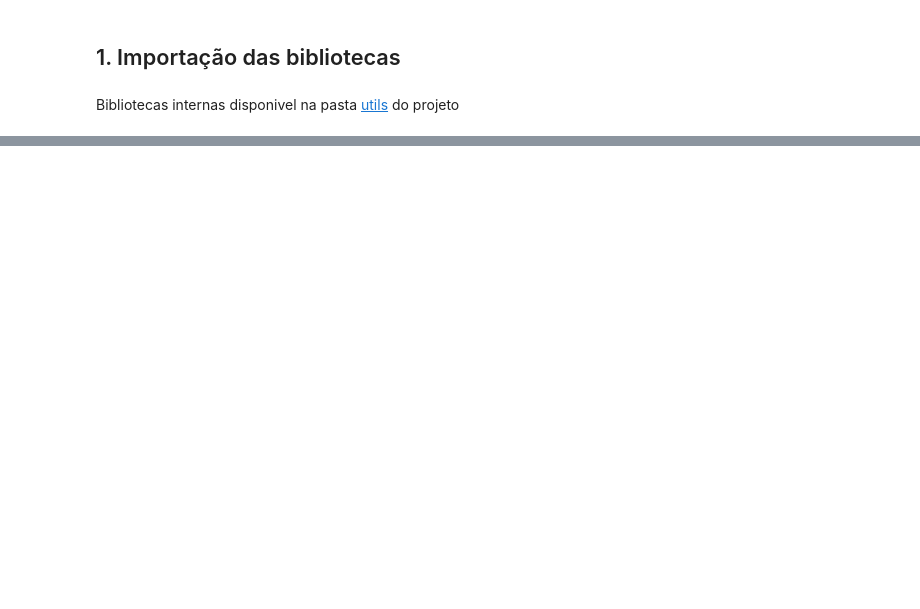
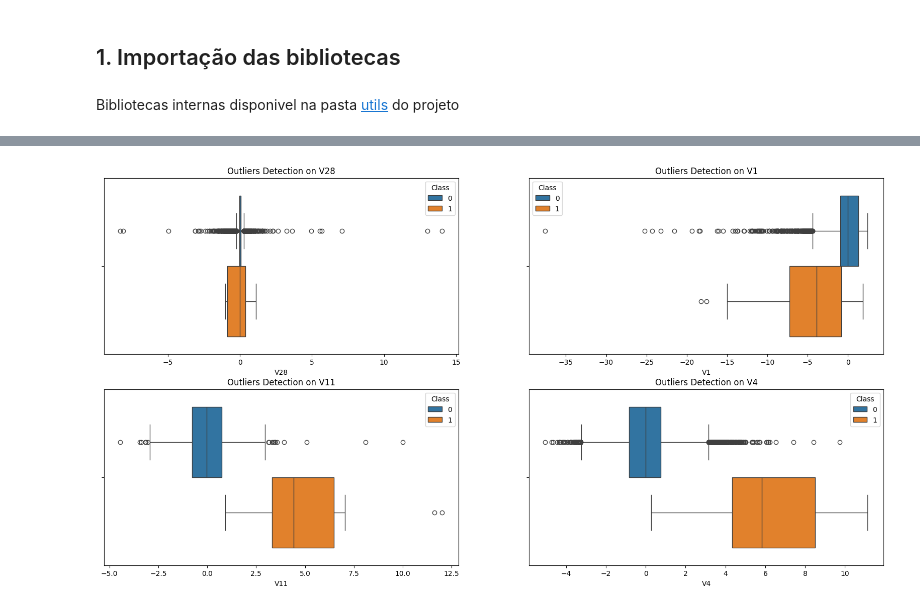
Before and after one commit to Gustavo-michel/Credit-Card-Fraud-Detection, a Jupyter notebook: notebooks/main.ipynb, the cells around one changed output, grey strips where cells are left out. Drawn from its saved outputs; the diff is of its cells as text; code cells hidden in the pictures; blank space fills up the shorter version.

```diff
--- a/notebooks/main.ipynb
+++ b/notebooks/main.ipynb
@@ -40,0 +229,18 @@ df.head()
+# %%
+fig, ax = plt.subplots(2, 2, figsize=(20, 10))
+
+sns.boxplot(ax=ax[0, 0], data=df_graph, x='V28', hue='Class')
+ax[0, 0].set_title("Outliers Detection on V28")
+
+sns.boxplot(ax=ax[0,1], data=df_graph, x='V1', hue='Class')
+ax[0, 1].set_title("Outliers Detection on V1")
+
+sns.boxplot(ax=ax[1, 0], data=df_graph, x='V11', hue='Class')
+ax[1, 0].set_title("Outliers Detection on V11")
+
+sns.boxplot(ax=ax[1, 1], data=df_graph, x='V4', hue='Class')
+ax[1, 1].set_title("Outliers Detection on V4")
+
+plt.savefig('img/Detectecção de outliers boxplot.png')
+# %% [output]
+[figure, added]
```
Also changed, not shown: parts of 43 cells of this notebook, 7 other files.
